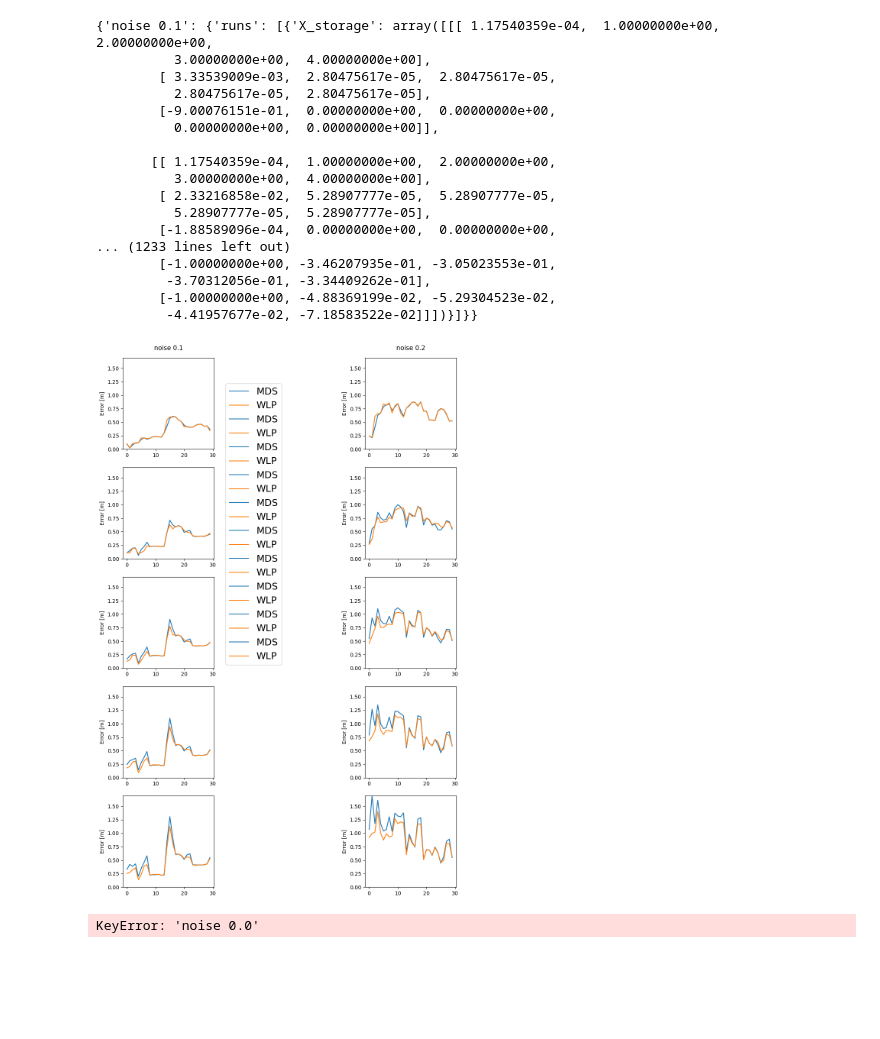
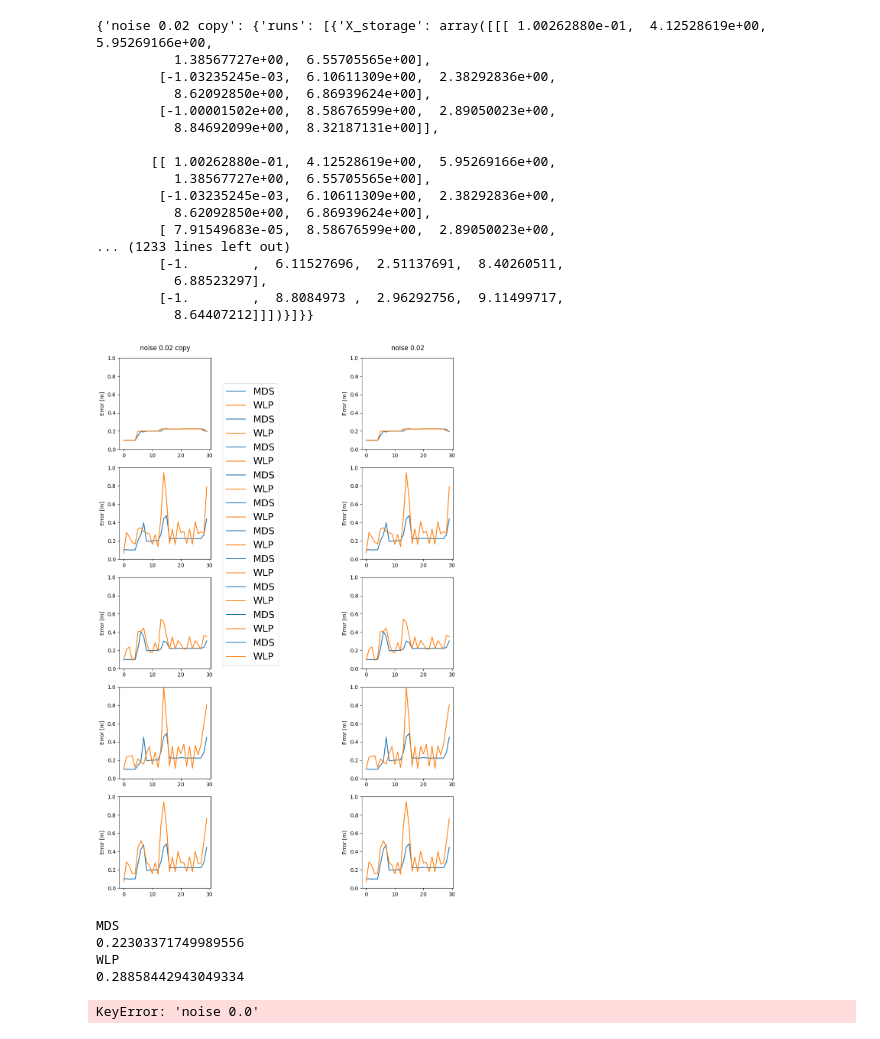
Before and after one commit to oselin/drone-pose-estimation, a Jupyter notebook: src/iq_sim/scripts/data_reader.ipynb, the cells around one changed output. Drawn from its saved outputs; the diff is of its cells as text; code cells hidden in the pictures; blank space fills up the shorter version.

```diff
--- a/src/iq_sim/scripts/data_reader.ipynb
+++ b/src/iq_sim/scripts/data_reader.ipynb
@@ -21,7 +21,7 @@ PACKAGE_NAME = "iq_sim"
 FOLDER_NAME = 'data'
 
 # the following values can be extracted dynamically, but setting them is easier
-TESTED_NOISE = ['noise 0.1', 'noise 0.2']
+TESTED_NOISE = ['noise 0.02 copy', 'noise 0.02']
 N_RUN = 1
 N_DRONES = 5
 N_ITERATION = 30
@@ -87,27 +87,33 @@ for noise in TESTED_NOISE:
 # debug
 print(data)
 # %% [output]
-{'noise 0.1': {'runs': [{'X_storage': array([[[ 1.17540359e-04,  1.00000000e+00,  2.00000000e+00,
-          3.00000000e+00,  4.00000000e+00],
-        [ 3.33539009e-03,  2.80475617e-05,  2.80475617e-05,
-          2.80475617e-05,  2.80475617e-05],
-        [-9.00076151e-01,  0.00000000e+00,  0.00000000e+00,
-          0.00000000e+00,  0.00000000e+00]],
+{'noise 0.02 copy': {'runs': [{'X_storage': array([[[ 1.00262880e-01,  4.12528619e+00,  5.95269166e+00,
+          1.38567727e+00,  6.55705565e+00],
+        [-1.03235245e-03,  6.10611309e+00,  2.38292836e+00,
+          8.62092850e+00,  6.86939624e+00],
+        [-1.00001502e+00,  8.58676599e+00,  2.89050023e+00,
+          8.84692099e+00,  8.32187131e+00]],
 
-       [[ 1.17540359e-04,  1.00000000e+00,  2.00000000e+00,
-          3.00000000e+00,  4.00000000e+00],
-        [ 2.33216858e-02,  5.28907777e-05,  5.28907777e-05,
-          5.28907777e-05,  5.28907777e-05],
-        [-1.88589096e-04,  0.00000000e+00,  0.00000000e+00,
+       [[ 1.00262880e-01,  4.12528619e+00,  5.95269166e+00,
+          1.38567727e+00,  6.55705565e+00],
+        [-1.03235245e-03,  6.10611309e+00,  2.38292836e+00,
+          8.62092850e+00,  6.86939624e+00],
+        [ 7.91549683e-05,  8.58676599e+00,  2.89050023e+00,
 ... (1233 lines left out)
-        [-1.00000000e+00, -3.46207935e-01, -3.05023553e-01,
-         -3.70312056e-01, -3.34409262e-01],
-        [-1.00000000e+00, -4.88369199e-02, -5.29304523e-02,
-         -4.41957677e-02, -7.18583522e-02]]])}]}}
+        [-1.        ,  6.11527696,  2.51137691,  8.40260511,
+          6.88523297],
+        [-1.        ,  8.8084973 ,  2.96292756,  9.11499717,
+          8.64407212]]])}]}}
 # %%
 fig, ax = plt.subplots(N_DRONES, len(TESTED_NOISE), figsize=(15, 18))
 
 y_max = 0.0
+
+sum_mds = 0.0
+count_mds = 0
+
+sum_wlp = 0.0
+count_wlp = 0
 
 for j, noise in enumerate(TESTED_NOISE):
     ax[0, j].set_title(noise, y=1.05)
@@ -130,6 +136,12 @@ for j, noise in enumerate(TESTED_NOISE):
                 wlp_errors[k, r] = np.linalg.norm(
                     run_data['X_wlp_storage'][r, :, i] - run_data['X_storage'][r, :, i]
                 )
+
+        sum_mds += np.sum(mds_errors)
+        count_mds += np.prod(mds_errors.shape)
+
+        sum_wlp += np.sum(wlp_errors)
+        count_wlp += np.prod(wlp_errors.shape)
 
         # Calculate mean and standard deviation
         mds_mean = np.mean(mds_errors, axis=0)
@@ -161,34 +173,45 @@ for j, noise in enumerate(TESTED_NOISE):
 
         # Plot WLP performances
         ax[i, j].plot(
             range(len(wlp_mean)),
             wlp_mean,
             label="WLP",
             color='C1'
         )
         ax[i, j].fill_between(
             range(len(wlp_mean)),
             wlp_mean - wlp_std,
             wlp_mean + wlp_std,
             alpha=0.1,
             color='C1'
         )
         ax[i, j].set_box_aspect(1)
 
 for i in range(N_DRONES):
     for j, noise in enumerate(TESTED_NOISE):
         ax[i, j].set_ylim(0,y_max)
 
 fig.legend(
     loc='upper center',
     ncol=1,
     fontsize=18,
     bbox_to_anchor=(0.45, 0.85)
 )
 # plt.savefig(path + 'Plot_pso_test_initialization2.pdf', dpi=300, format='pdf', bbox_inches='tight')
 plt.show()
 # %% [output]
-[figure, old version]
+[figure, new version]
+# %%
+print("MDS")
+print(sum_mds/count_mds)
+
+print("WLP")
+print(sum_wlp/count_wlp)
+# %% [output]
+MDS
+0.22303371749989556
+WLP
+0.28858442943049334
 # %%
 # plot single chart from the previous table specifying the noise and the drone
 def plot_single(drone_index, noise):
```
Also changed, not shown: parts of 2 cells of this notebook, 10 other files.
